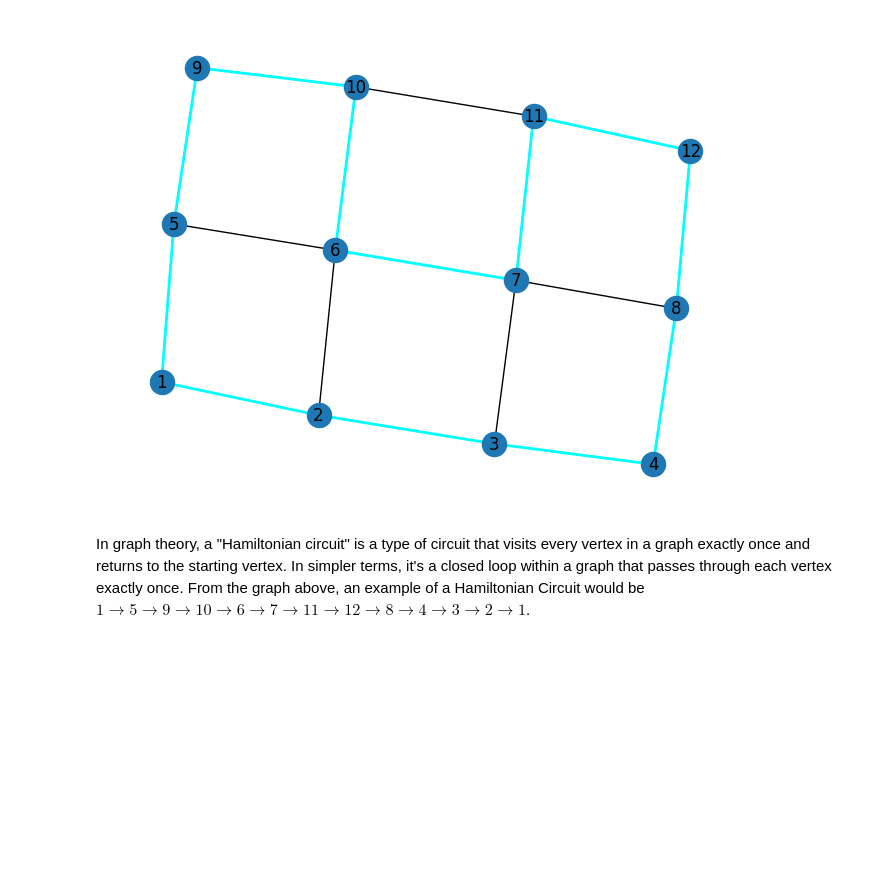
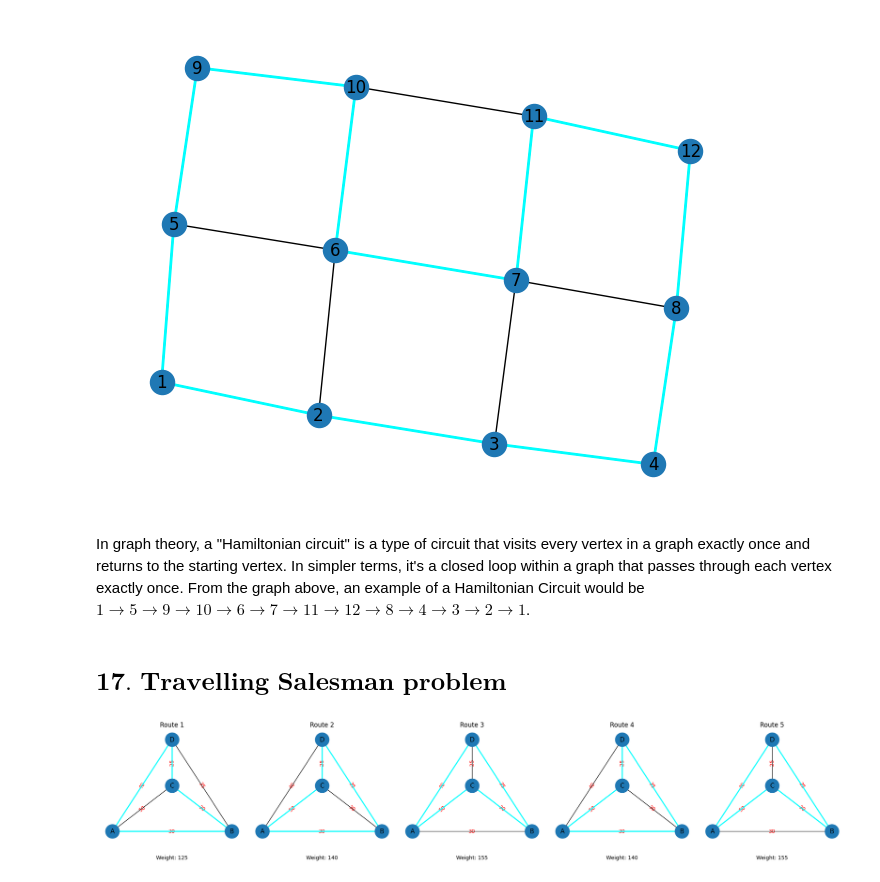
Before and after one commit to gerard-ompad/Discrete_Math_2, a Jupyter notebook: Detablan_AllLectures_ANSWERS/Detablan_LECTURE3_Answers.ipynb, the cells around one changed output. Cells and saved outputs as stored; diff of their text form; code cells hidden in the pictures; blank space fills up the shorter version.

```diff
--- a/Detablan_AllLectures_ANSWERS/Detablan_LECTURE3_Answers.ipynb
+++ b/Detablan_AllLectures_ANSWERS/Detablan_LECTURE3_Answers.ipynb
@@ -472,3 +472,61 @@ plt.show()
 [figure]
 # %% [markdown]
 In graph theory, a "Hamiltonian circuit" is a type of circuit that visits every vertex in a graph exactly once and returns to the starting vertex. In simpler terms, it's a closed loop within a graph that passes through each vertex exactly once. From the graph above, an example of a Hamiltonian Circuit would be $1 \to 5 \to 9 \to 10 \to 6 \to 7 \to 11 \to 12 \to 8 \to 4 \to 3 \to 2 \to 1$.
+# %% [markdown]
+$\textbf{17. Travelling Salesman problem}$
+-
+# %%
+import matplotlib.pyplot as plt
+import networkx as nx
+
+node_names = ["A", "B", "C", "D"]
+edges = [('A', 'B', {'weight': 30}),
+         ('A', 'C', {'weight': 50}),
+         ('A', 'D', {'weight': 40}),
+         ('B', 'C', {'weight': 30}),
+         ('B', 'D', {'weight': 35}),
+         ('C', 'D', {'weight': 25})]
+
+routes = [
+    ['A', 'B', 'C', 'D', 'A'],
+    ['A', 'B', 'D', 'C', 'A'],
+    ['A', 'C', 'B', 'D', 'A'],
+    ['A', 'C', 'D', 'B', 'A'],
+    ['A', 'D', 'B', 'C', 'A']
+]
+
+fig, axs = plt.subplots(1, 5, figsize=(20, 4))
+
+for i, ax in enumerate(axs):
+    G = nx.Graph()
+    G.add_nodes_from(node_names)
+    G.add_edges_from(edges)
+    pos = nx.planar_layout(G)
+
+    nx.draw_networkx_edge_labels(
+        G, pos,
+        edge_labels={edge[:2]: str(edge[2]['weight']) for edge in edges},
+        font_color='red', ax=ax
+    )
+
+    nx.draw(G, pos=pos, with_labels=True, node_size=700, ax=ax)
+
+    # Highlighting the specified route
+    for j in range(len(routes[i]) - 1):
+        nx.draw_networkx_edges(
+            G, pos, edgelist=[(routes[i][j], routes[i][j + 1])],
+            edge_color='cyan', width=2, ax=ax
+        )
+
+    # Calculating the weight of the route
+    weight = sum(G[routes[i][j]][routes[i][j + 1]]['weight'] for j in range(len(routes[i]) - 1))
+    ax.set_title('Route {}'.format(i + 1))
+    ax.text(0.5, -0.15, 'Weight: {}'.format(weight), horizontalalignment='center', verticalalignment='center',
+            transform=ax.transAxes)
+
+# Adjust layout
+plt.tight_layout()
+plt.gcf().canvas.manager.set_window_title("TRAVELLING SALESMAN PROBLEM")
+plt.show()
+# %% [output]
+[figure, added]
```
Also changed, not shown: parts of 3 cells of this notebook.
